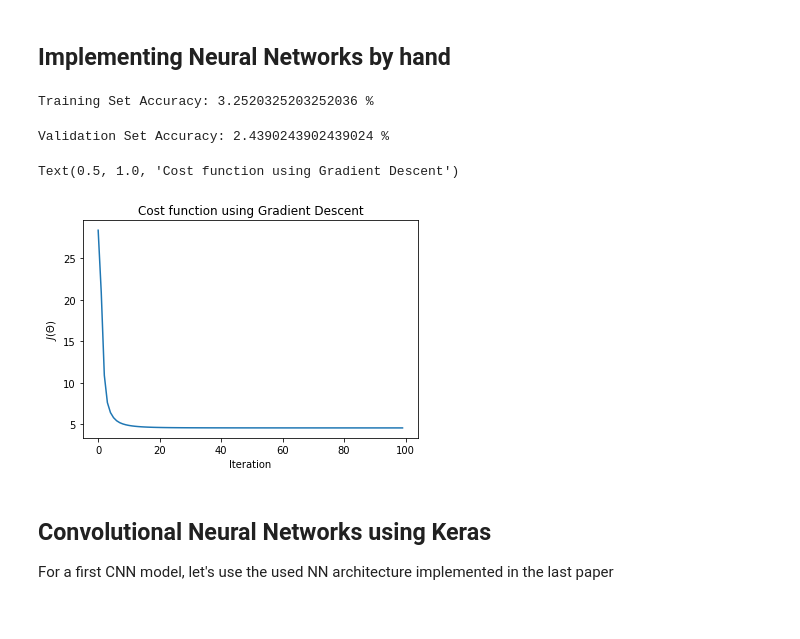
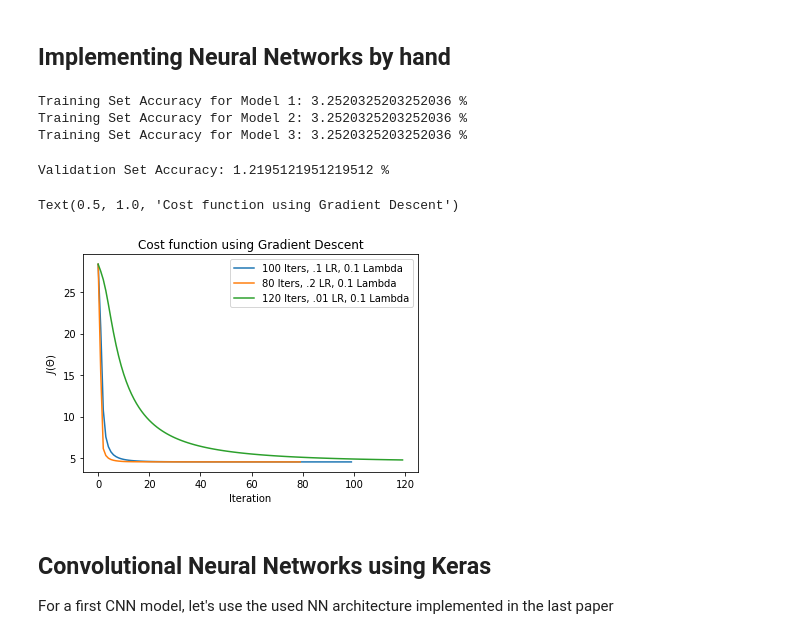
Before and after one commit to tiagoleonmelo/face-recognition, a Jupyter notebook: Face Recognition.ipynb, the cells around one changed output. Cells and saved outputs as stored; diff of their text form; code cells hidden in the pictures.

```diff
--- a/Face Recognition.ipynb
+++ b/Face Recognition.ipynb
@@ -477,9 +486,9 @@ Validation Set Accuracy: 0.0 %
 from sklearn.linear_model import LogisticRegression
 
 # all parameters not specified are set to their defaults
-logisticRegr = LogisticRegression()
+logisticRegr1 = LogisticRegression(C=1.0)
 
-logisticRegr.fit(train_examples, train_labels)
+logisticRegr1.fit(train_examples, np.ravel(train_labels))
 # %% [output]
 LogisticRegression(C=1.0, class_weight=None, dual=False, fit_intercept=True,
                    intercept_scaling=1, l1_ratio=None, max_iter=100,
@@ -621,20 +630,24 @@ def gradient_descent_nn(X,y,initial_nn_params,alpha,num_iters,Lambda,input_layer
 input_layer_size  = 10304
 hidden_layer_size = 30
 
-alpha=0.1 #learning rate
-num_iters=100
-Lambda=0.1
 num_labels = 41
-
 
 initial_Theta1 = randInitializeWeights(input_layer_size, hidden_layer_size)
 initial_Theta2 = randInitializeWeights(hidden_layer_size, num_labels)
 initial_nn_params = np.append(initial_Theta1.flatten(),initial_Theta2.flatten())
 
-nnTheta, nnJ_history = gradient_descent_nn(train_examples, train_labels, initial_nn_params,alpha,num_iters,Lambda,input_layer_size, hidden_layer_size, num_labels)
+nnTheta1, nnJ_history1 = gradient_descent_nn(train_examples, train_labels, initial_nn_params,0.1,100,0.1,input_layer_size, 30, num_labels)
+nnTheta2, nnJ_history2 = gradient_descent_nn(train_examples, train_labels, initial_nn_params,0.2,80,0.1,input_layer_size, hidden_layer_size, num_labels)
+nnTheta3, nnJ_history3 = gradient_descent_nn(train_examples, train_labels, initial_nn_params,0.01,120,0.1,input_layer_size, hidden_layer_size, num_labels)
 
-Theta1 = nnTheta[:((input_layer_size+1) * hidden_layer_size)].reshape(hidden_layer_size,input_layer_size+1)
-Theta2 = nnTheta[((input_layer_size +1)* hidden_layer_size ):].reshape(num_labels,hidden_layer_size+1)
+Theta11 = nnTheta1[:((input_layer_size+1) * hidden_layer_size)].reshape(hidden_layer_size,input_layer_size+1)
+Theta21 = nnTheta1[((input_layer_size +1)* hidden_layer_size ):].reshape(num_labels,hidden_layer_size+1)
+
+Theta12 = nnTheta3[:((input_layer_size+1) * hidden_layer_size)].reshape(hidden_layer_size,input_layer_size+1)
+Theta22 = nnTheta3[((input_layer_size +1)* hidden_layer_size ):].reshape(num_labels,hidden_layer_size+1)
+
+Theta13 = nnTheta3[:((input_layer_size+1) * hidden_layer_size)].reshape(hidden_layer_size,input_layer_size+1)
+Theta23 = nnTheta3[((input_layer_size +1)* hidden_layer_size ):].reshape(num_labels,hidden_layer_size+1)
 # %%
 def predict_nn(Theta1, Theta2, X):
     """
@@ -659,26 +672,41 @@ def predict_nn(Theta1, Theta2, X):
     a2= sigmoid(z2)  #Outputs  of the output layer neurons
 
     return np.argmax(a2,axis=1)+1
+# %%
+pred_train_nn1 = predict_nn(Theta11, Theta21, train_examples)
+pred_train_nn2 = predict_nn(Theta12, Theta22, train_examples)
+pred_train_nn3 = predict_nn(Theta13, Theta23, train_examples)
+
+print("Training Set Accuracy for Model 1:",sum(pred_train_nn1==train_labels)[0]/X_train.shape[0]*100,"%")
+print("Training Set Accuracy for Model 2:",sum(pred_train_nn2==train_labels)[0]/X_train.shape[0]*100,"%")
+print("Training Set Accuracy for Model 3:",sum(pred_train_nn3==train_labels)[0]/X_train.shape[0]*100,"%")
+# %% [output]
+Training Set Accuracy for Model 1: 3.2520325203252036 %
+Training Set Accuracy for Model 2: 3.2520325203252036 %
+Training Set Accuracy for Model 3: 3.2520325203252036 %
 # %%
-pred_train_nn = predict_nn(Theta1, Theta2, train_examples)
-print("Training Set Accuracy:",sum(pred_train_nn==train_labels)[0]/X_train.shape[0]*100,"%")
+# Validate using the best performing model
+pred_valid_nn = predict_nn(Theta1, Theta2, X_valid[:, :-1])
+print("Validation Set Accuracy:",sum(pred_valid_nn==X_valid[:, -1])/X_valid.shape[0]*100,"%")
 # %% [output]
-Training Set Accuracy: 3.2520325203252036 %
+Validation Set Accuracy: 1.2195121951219512 %
-# %%
-pred_valid_nn = predict_nn(Theta1, Theta2, X_valid[:, :-1])
-print("Validation Set Accuracy:",sum(pred_valid_nn==X_valid[:, -1])/X_valid.shape[0]*100,"%")
-# %% [output]
-Validation Set Accuracy: 2.4390243902439024 %
 # %%
 # Plot the cost function evolution during training.
 #In order to say learning has finished, the cost function has to converge to a flat rate
-plt.plot(nnJ_history)  #
+plt.plot(nnJ_history1)  #
+plt.plot(nnJ_history2)  #
+plt.plot(nnJ_history3)  #
+
+plt.legend(["100 Iters, .1 LR, 0.1 Lambda",
+            "80 Iters, .2 LR, 0.1 Lambda",
+            "120 Iters, .01 LR, 0.1 Lambda"])
+
 plt.xlabel("Iteration")
 plt.ylabel("$J(\Theta)$")
 plt.title("Cost function using Gradient Descent")
 # %% [output]
 Text(0.5, 1.0, 'Cost function using Gradient Descent')
-[figure, old version]
+[figure, new version]
 # %% [markdown]
 ## Convolutional Neural Networks using Keras
 For a first CNN model, let's use the used NN architecture implemented in the last paper
```
Also changed, not shown: parts of 25 cells of this notebook.
